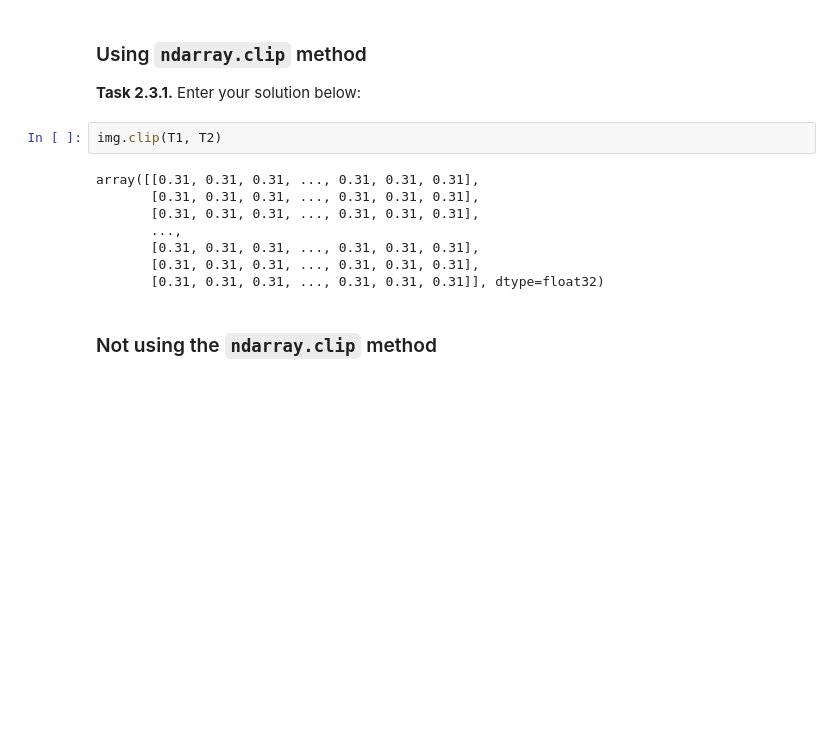
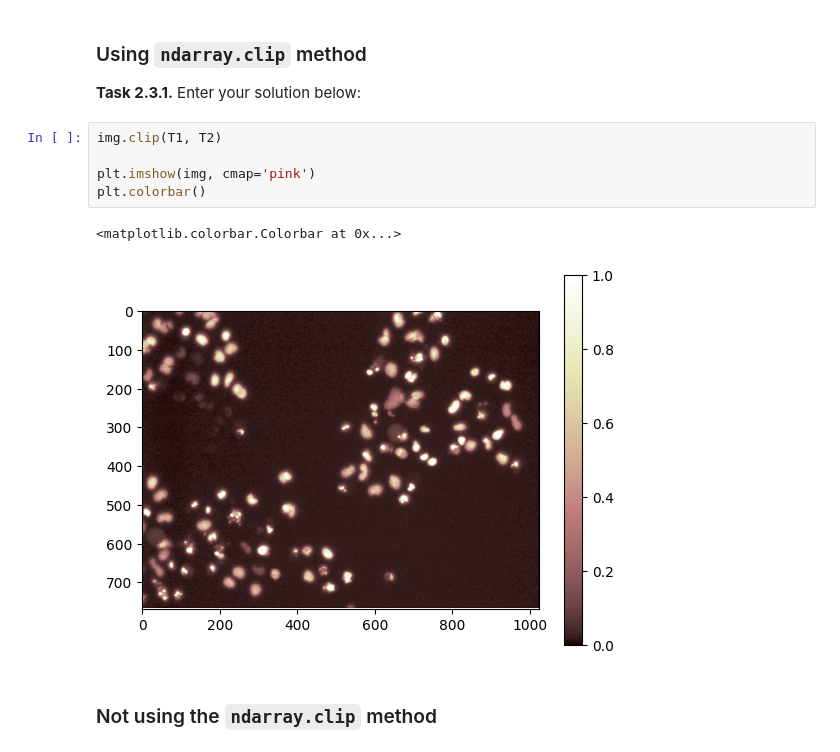
Before and after one commit to barbarag06/mobi-fs3-python, a Jupyter notebook: task2.ipynb, the cells around one changed output. Drawn from its saved outputs; the diff is of its cells as text; blank space fills up the shorter version.

```diff
--- a/task2.ipynb
+++ b/task2.ipynb
@@ -49,14 +49,12 @@ T2 = 0.59
 **<a id="#">Task 2.3.1.</a>** Enter your solution below:
 # %%
 img.clip(T1, T2)
+
+plt.imshow(img, cmap='pink')
+plt.colorbar()
 # %% [output]
-array([[0.31, 0.31, 0.31, ..., 0.31, 0.31, 0.31],
-       [0.31, 0.31, 0.31, ..., 0.31, 0.31, 0.31],
-       [0.31, 0.31, 0.31, ..., 0.31, 0.31, 0.31],
-       ...,
-       [0.31, 0.31, 0.31, ..., 0.31, 0.31, 0.31],
-       [0.31, 0.31, 0.31, ..., 0.31, 0.31, 0.31],
-       [0.31, 0.31, 0.31, ..., 0.31, 0.31, 0.31]], dtype=float32)
+<matplotlib.colorbar.Colorbar at 0x...>
+[figure, added]
 # %% [markdown]
 ### Not using the `ndarray.clip` method
 # %% [markdown]
```
Also changed, not shown: parts of 2 cells of this notebook.
